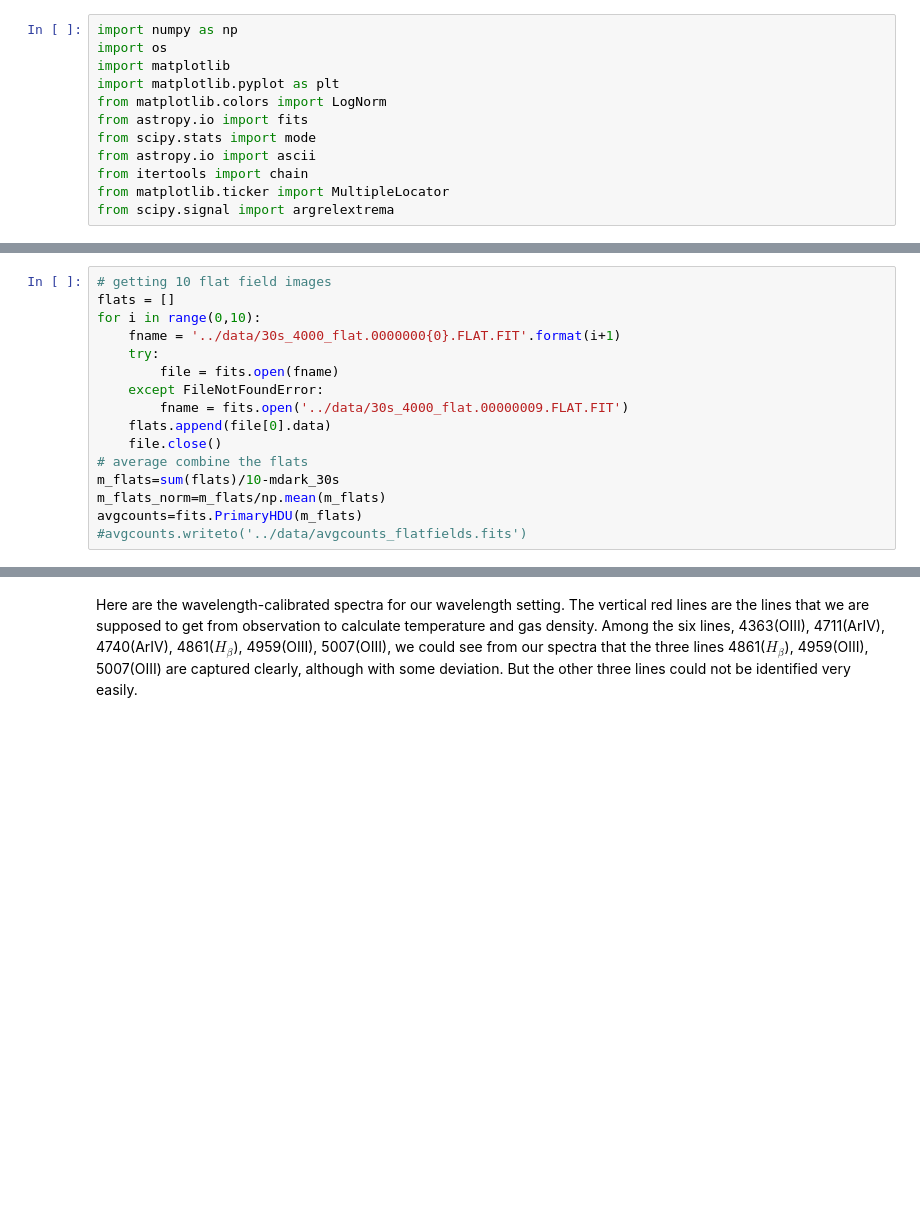
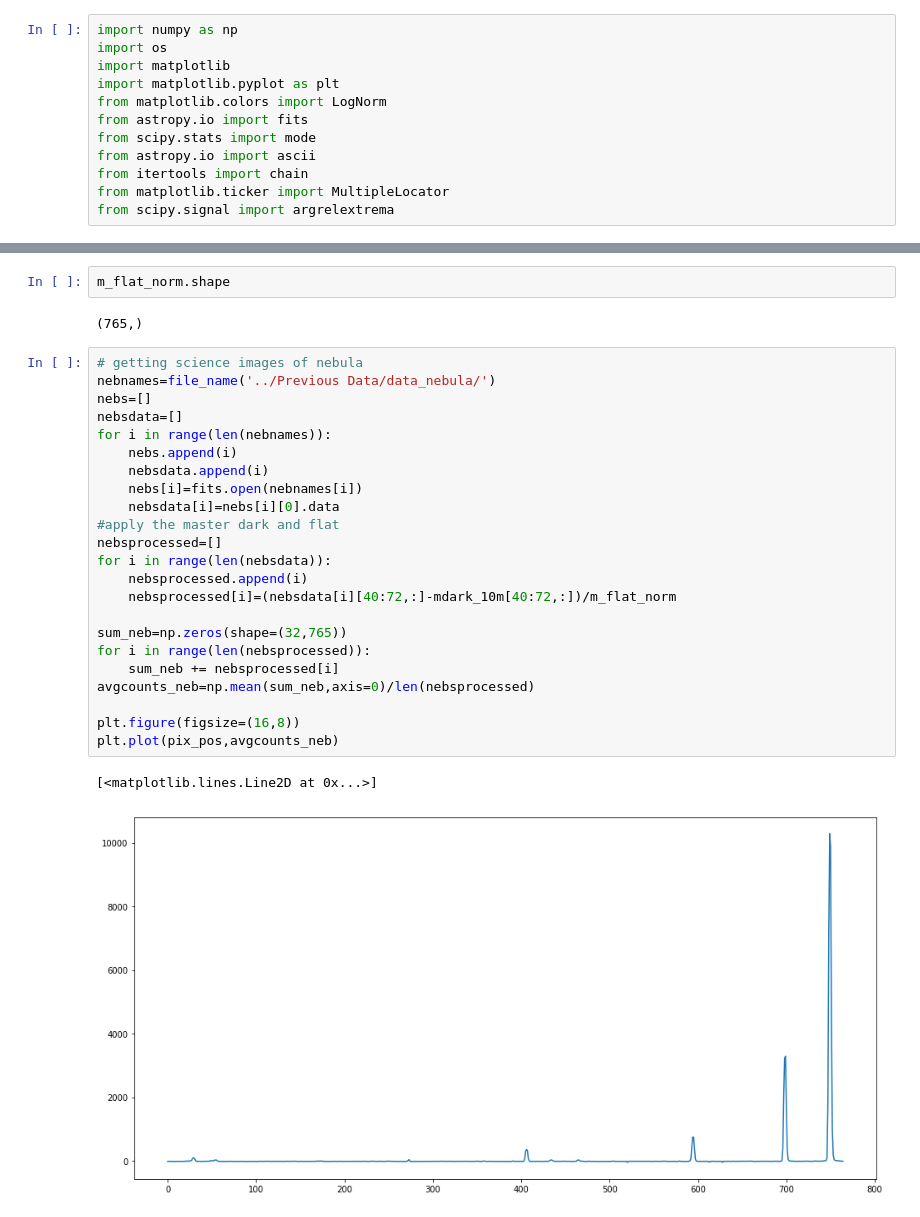
Before and after one commit to NMiklave/ast443-nyc, a Jupyter notebook: lab2/notebook/lab2_analysis.ipynb, the cells around one changed output, grey strips where cells are left out. Drawn from its saved outputs; the diff is of its cells as text; blank space fills up the shorter version.

```diff
--- a/lab2/notebook/lab2_analysis.ipynb
+++ b/lab2/notebook/lab2_analysis.ipynb
@@ -163,16 +174,0 @@ m_flat_norm=m_flat/np.mean(m_flat)
-# %%
-# getting 10 flat field images
-flats = []
-for i in range(0,10):
-    fname = '../data/30s_4000_flat.0000000{0}.FLAT.FIT'.format(i+1)
-    try:
-        file = fits.open(fname)
-    except FileNotFoundError:
-        fname = fits.open('../data/30s_4000_flat.00000009.FLAT.FIT')
-    flats.append(file[0].data)
-    file.close()
-# average combine the flats
-m_flats=sum(flats)/10-mdark_30s
-m_flats_norm=m_flats/np.mean(m_flats)
-avgcounts=fits.PrimaryHDU(m_flats)
-#avgcounts.writeto('../data/avgcounts_flatfields.fits')
@@ -299,2 +175,30 @@ ax2.legend()
-# %% [markdown]
-Here are the wavelength-calibrated spectra for our wavelength setting. The vertical red lines are the lines that we are supposed to get from observation to calculate temperature and gas density. Among the six lines, 4363(OIII), 4711(ArIV), 4740(ArIV), 4861($H_{\beta}$), 4959(OIII), 5007(OIII), we could see from our spectra that the three lines 4861($H_{\beta}$), 4959(OIII), 5007(OIII) are captured clearly, although with some deviation. But the other three lines could not be identified very easily.
+# %%
+m_flat_norm.shape
+# %% [output]
+(765,)
+# %%
+# getting science images of nebula
+nebnames=file_name('../Previous Data/data_nebula/')
+nebs=[]
+nebsdata=[]
+for i in range(len(nebnames)):
+    nebs.append(i)
+    nebsdata.append(i)
+    nebs[i]=fits.open(nebnames[i])
+    nebsdata[i]=nebs[i][0].data
+#apply the master dark and flat
+nebsprocessed=[]
+for i in range(len(nebsdata)):
+    nebsprocessed.append(i)
+    nebsprocessed[i]=(nebsdata[i][40:72,:]-mdark_10m[40:72,:])/m_flat_norm
+
+sum_neb=np.zeros(shape=(32,765))
+for i in range(len(nebsprocessed)):
+    sum_neb += nebsprocessed[i]
+avgcounts_neb=np.mean(sum_neb,axis=0)/len(nebsprocessed)
+
+plt.figure(figsize=(16,8))
+plt.plot(pix_pos,avgcounts_neb)
+# %% [output]
+[<matplotlib.lines.Line2D at 0x...>]
+[figure, added]
```
Also changed, not shown: parts of 13 cells of this notebook, 1 other file.
